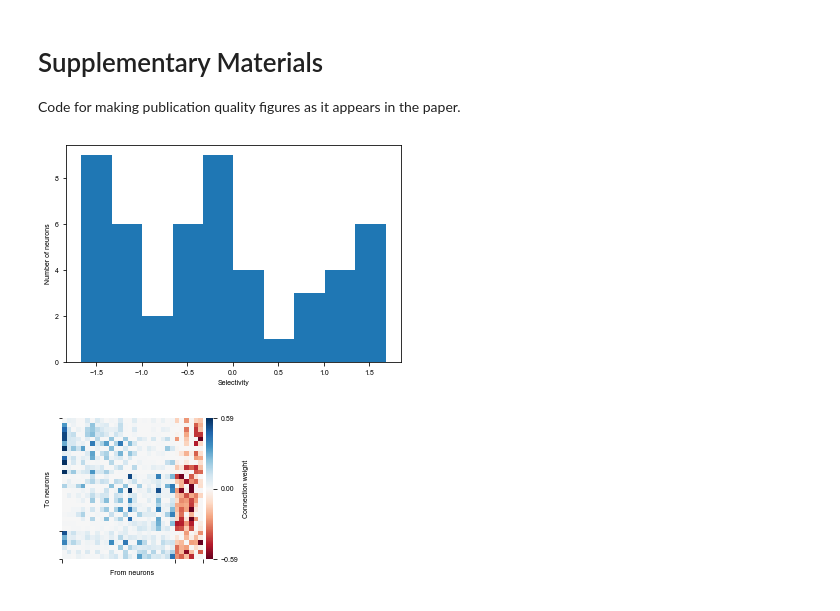
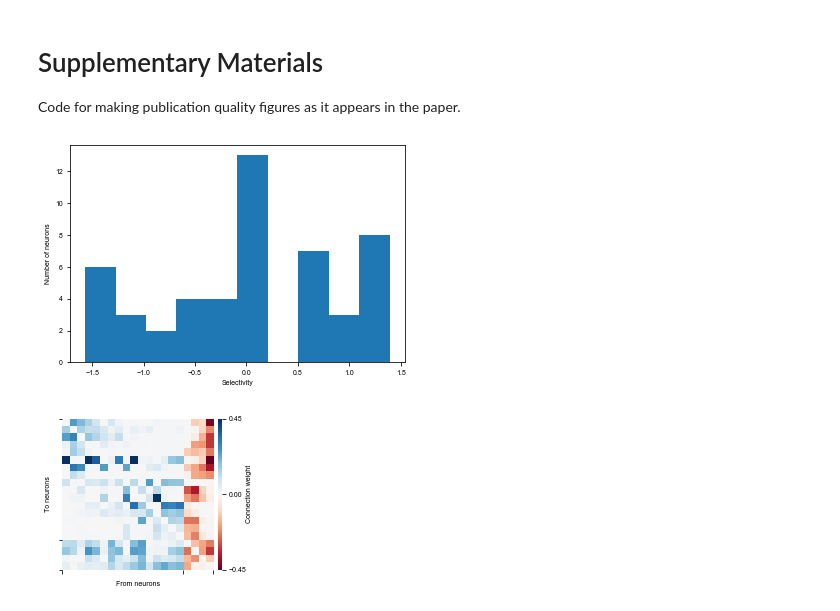
Before and after one commit to gyyang/nn-brain, a Jupyter notebook: EI_RNN.ipynb, the cells around one changed output. Cells and saved outputs as stored; diff of their text form; code cells hidden in the pictures.

```diff
--- a/EI_RNN.ipynb
+++ b/EI_RNN.ipynb
@@ -210,7 +222,7 @@ import numpy as np
 # Instantiate the network and print information
 hidden_size = 50
 net = Net(input_size=input_size, hidden_size=hidden_size,
-          output_size=output_size, dt=env.dt)
+          output_size=output_size, dt=env.dt, sigma_rec=0.15)
 print(net)
 
 # Use Adam optimizer
@@ -219,7 +231,8 @@ criterion = nn.CrossEntropyLoss()
 
 running_loss = 0
 running_acc = 0
-for i in range(3000):
+print_step = 200
+for i in range(5000):
     inputs, labels = dataset()
     inputs = torch.from_numpy(inputs).type(torch.float)
     labels = torch.from_numpy(labels.flatten()).type(torch.long)
@@ -234,8 +247,8 @@ for i in range(3000):
     optimizer.step()    # Does the update
 
     running_loss += loss.item()
-    if i % 200 == 199:
-        running_loss /= 200
+    if i % print_step == (print_step - 1):
+        running_loss /= print_step
         print('Step {}, Loss {:0.4f}'.format(i+1, running_loss))
         running_loss = 0
 # %% [output]
@@ -360,12 +373,16 @@ Code for making publication quality figures as it appears in the paper.
 # %%
 from mpl_toolkits.axes_grid1 import make_axes_locatable
 
+plot_e = 8
+plot_i = int(plot_e / 4)
+plot_total = (plot_e + plot_i) * 2
+
 # Sort index for selectivity, separately for E and I
 ind_sort = np.concatenate((
-    np.argsort(selectivity[:e_size])[:12],
-    np.argsort(selectivity[:e_size])[-12:],
-    np.argsort(selectivity[e_size:])[:3]+e_size,
-    np.argsort(selectivity[e_size:])[-3:]+e_size))
+    np.argsort(selectivity[:e_size])[:plot_e],
+    np.argsort(selectivity[:e_size])[-plot_e:],
+    np.argsort(selectivity[e_size:])[:plot_i]+e_size,
+    np.argsort(selectivity[e_size:])[-plot_i:]+e_size))
 
 # Plot distribution of stimulus selectivity
 plt.figure()
@@ -379,36 +396,37 @@ W = W[:, ind_sort][ind_sort, :]
 wlim = np.percentile(np.abs(W), 99)
 # wlim = np.max(np.abs(W))
 wlim = int(wlim*100)/100
 
 n_neuron = len(ind_sort)
 
 fig = plt.figure(figsize=(3, 3))
 ax = fig.add_axes([0.1, 0.1, 0.7, 0.7])
 im = ax.imshow(W, cmap='RdBu', vmin=-wlim, vmax=wlim,
                 extent=(-0.5, n_neuron-0.5, -0.5, n_neuron-0.5),
                 interpolation='nearest'
                )
-xticks = np.array([0, 24, 30]) - 0.5
-yticks = 29 - xticks
+# ax.plot([plot_e-0.5] * 2, [plot_total-0.5, plot_total+0.5], 'black', lw=0.5)
+xticks = np.array([0, plot_e*2, plot_total]) - 0.5
+yticks = plot_total - 1 - xticks
 plt.xticks(xticks, ['', '', ''])
 plt.yticks(yticks, ['', '', ''])
 plt.xlabel('From neurons')
 plt.ylabel('To neurons')
 # plt.title('Network connectivity')
 for loc in ['left', 'right', 'top', 'bottom']:
     # ax.spines[loc].set_color('gray')
     ax.spines[loc].set_visible(False)
 divider = make_axes_locatable(ax)
-cax = divider.append_axes("right", size="5%", pad=0.05)
+cax = fig.add_axes([0.82, 0.1, 0.02, 0.7])
 cb = plt.colorbar(im, cax=cax, ticks=[-wlim, 0, wlim])
-cb.set_label('Connection weight')
+cb.set_label('Connection weight', labelpad=-1)
 cb.outline.set_linewidth(0)
 # cb.set_ticklabels(['-0.8', '', '0.8'])
 
 from pathlib import Path
 fname = Path('figures/connectivity')
 fig.savefig(fname.with_suffix('.pdf'), transparent=True)
 fig.savefig(fname.with_suffix('.png'), dpi=300)
 # %% [output]
-[figure, old version]
+[figure, new version]
-[figure, old version]
+[figure, new version]
```
Also changed, not shown: parts of 6 cells of this notebook.
